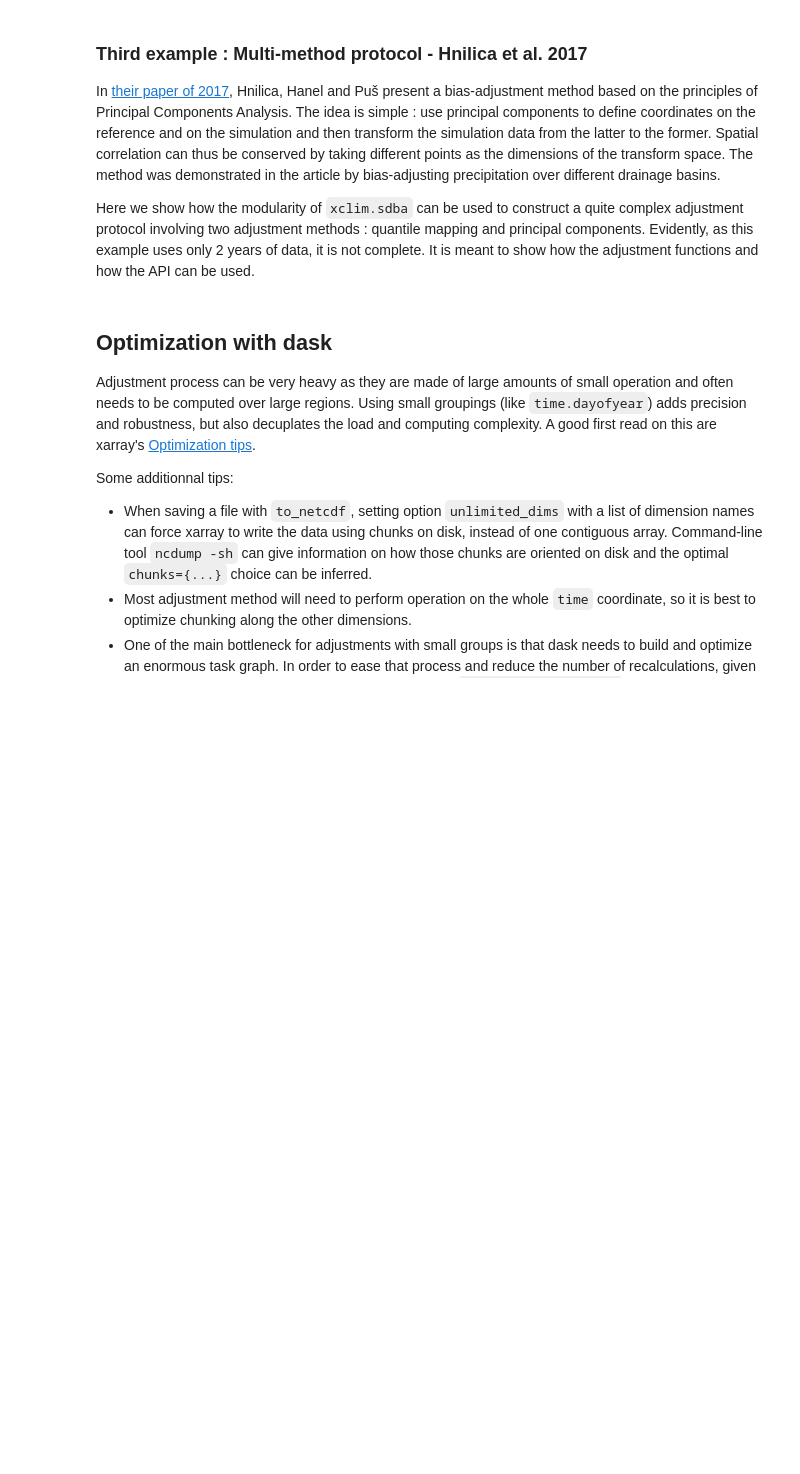
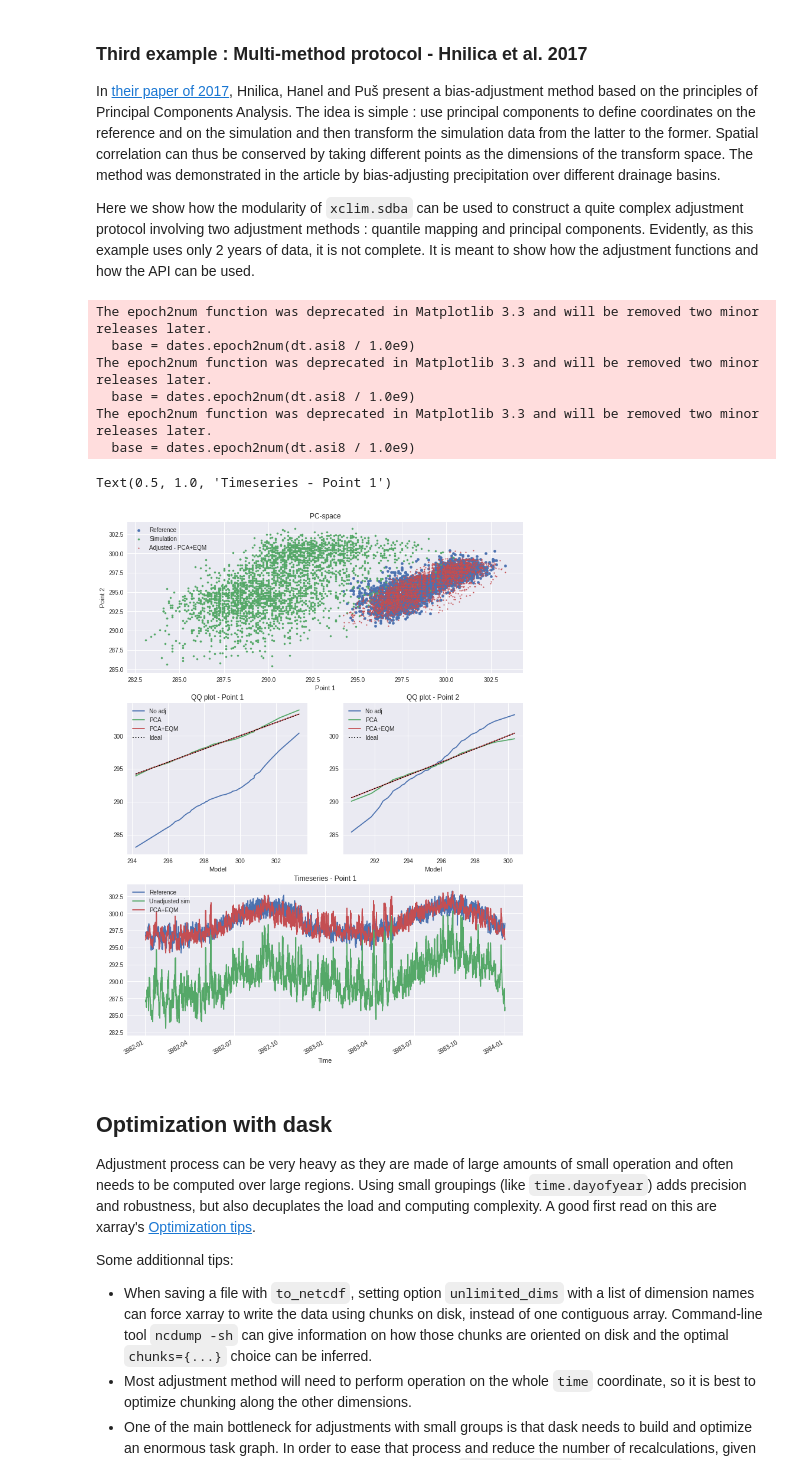
Before and after one commit to Ouranosinc/xclim, a Jupyter notebook: docs/notebooks/sdba.ipynb, the cells around one changed output. Saved outputs shown, nothing was run; the diff lists cells and outputs as text; code cells hidden in the pictures; blank space fills up the shorter version.

```diff
--- a/docs/notebooks/sdba.ipynb
+++ b/docs/notebooks/sdba.ipynb
@@ -172,17 +213,17 @@ Here we show how the modularity of `xclim.sdba` can be used to construct a quite
 ds = xr.tutorial.open_dataset("air_temperature")
 # To get an exagerated example we select different points
 # here "lon" will be our dimension of two "spatially correlated" points
-ref = ds.air.isel(lat=21, lon=[40, 52]).drop_vars(["lon", "lat"])
-sim = ds.air.isel(lat=18, lon=[17, 35]).drop_vars(["lon", "lat"])
+reft = ds.air.isel(lat=21, lon=[40, 52]).drop_vars(["lon", "lat"])
+simt = ds.air.isel(lat=18, lon=[17, 35]).drop_vars(["lon", "lat"])
 
 # Principal Components Adj, no grouping and use "lon" as the space dimensions
 PCA = sdba.PrincipalComponents(group="time", crd_dims=['lon'])
-PCA.train(ref, sim)
-scen1 = PCA.adjust(sim)
+PCA.train(reft, simt)
+scen1 = PCA.adjust(simt)
 
 # QM, no grouping, 20 quantiles and additive adjustment
 EQM = sdba.EmpiricalQuantileMapping(group='time', nquantiles=50, kind='+')
-EQM.train(ref, scen1)
+EQM.train(reft, scen1)
 scen2 = EQM.adjust(scen1)
 # %%
 # some Analysis figures
@@ -190,39 +231,48 @@ fig = plt.figure(figsize=(12, 16))
 gs = plt.matplotlib.gridspec.GridSpec(3, 2, fig)
 
 axPCA = plt.subplot(gs[0, :])
-axPCA.scatter(ref.isel(lon=0), ref.isel(lon=1), s=20, label='Reference')
-axPCA.scatter(sim.isel(lon=0), sim.isel(lon=1), s=10, label='Simulation')
+axPCA.scatter(reft.isel(lon=0), reft.isel(lon=1), s=20, label='Reference')
+axPCA.scatter(simt.isel(lon=0), simt.isel(lon=1), s=10, label='Simulation')
 axPCA.scatter(scen2.isel(lon=0), scen2.isel(lon=1), s=3, label='Adjusted - PCA+EQM')
 axPCA.set_xlabel('Point 1')
 axPCA.set_ylabel('Point 2')
 axPCA.set_title('PC-space')
 axPCA.legend()
 
-refQ = ref.quantile(EQM.ds.quantiles, dim='time')
-simQ = sim.quantile(EQM.ds.quantiles, dim='time')
+refQ = reft.quantile(EQM.ds.quantiles, dim='time')
+simQ = simt.quantile(EQM.ds.quantiles, dim='time')
 scen1Q = scen1.quantile(EQM.ds.quantiles, dim='time')
 scen2Q = scen2.quantile(EQM.ds.quantiles, dim='time')
 for i in range(2):
     if i == 0:
         axQM = plt.subplot(gs[1, 0])
     else:
         axQM = plt.subplot(gs[1, 1], sharey=axQM)
     axQM.plot(refQ.isel(lon=i), simQ.isel(lon=i), label='No adj')
     axQM.plot(refQ.isel(lon=i), scen1Q.isel(lon=i), label='PCA')
     axQM.plot(refQ.isel(lon=i), scen2Q.isel(lon=i), label='PCA+EQM')
     axQM.plot(refQ.isel(lon=i), refQ.isel(lon=i), color='k', linestyle=':', label='Ideal')
     axQM.set_title(f'QQ plot - Point {i + 1}')
     axQM.set_xlabel('Reference')
     axQM.set_xlabel('Model')
     axQM.legend()
 
 axT = plt.subplot(gs[2, :])
-ref.isel(lon=0).plot(ax=axT, label='Reference')
-sim.isel(lon=0).plot(ax=axT, label='Unadjusted sim')
+reft.isel(lon=0).plot(ax=axT, label='Reference')
+simt.isel(lon=0).plot(ax=axT, label='Unadjusted sim')
 #scen1.isel(lon=0).plot(ax=axT, label='PCA only')
 scen2.isel(lon=0).plot(ax=axT, label='PCA+EQM')
 axT.legend()
 axT.set_title('Timeseries - Point 1')
+# %% [output]
+The epoch2num function was deprecated in Matplotlib 3.3 and will be removed two minor releases later.
+  base = dates.epoch2num(dt.asi8 / 1.0e9)
+The epoch2num function was deprecated in Matplotlib 3.3 and will be removed two minor releases later.
+  base = dates.epoch2num(dt.asi8 / 1.0e9)
+The epoch2num function was deprecated in Matplotlib 3.3 and will be removed two minor releases later.
+  base = dates.epoch2num(dt.asi8 / 1.0e9)
+Text(0.5, 1.0, 'Timeseries - Point 1')
+[figure, added]
 # %% [markdown]
 ## Optimization with dask
 
```
Also changed, not shown: parts of 11 cells of this notebook, 1 other file.
